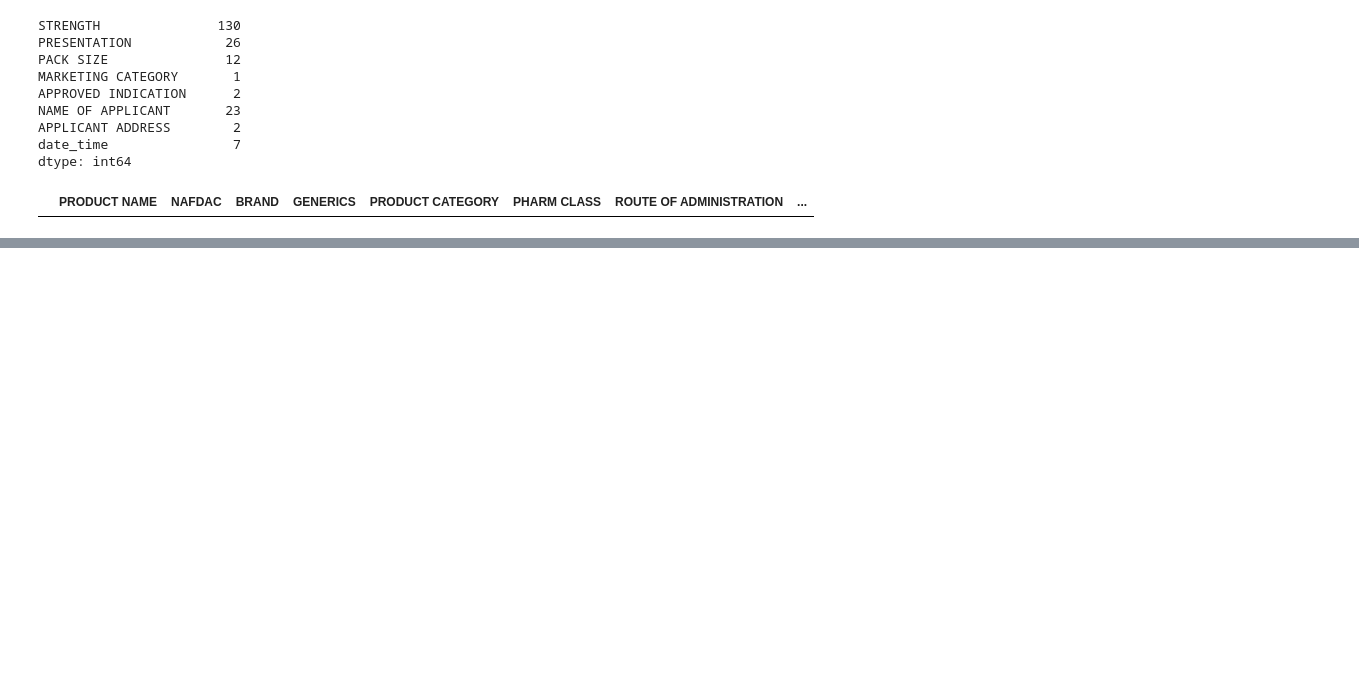
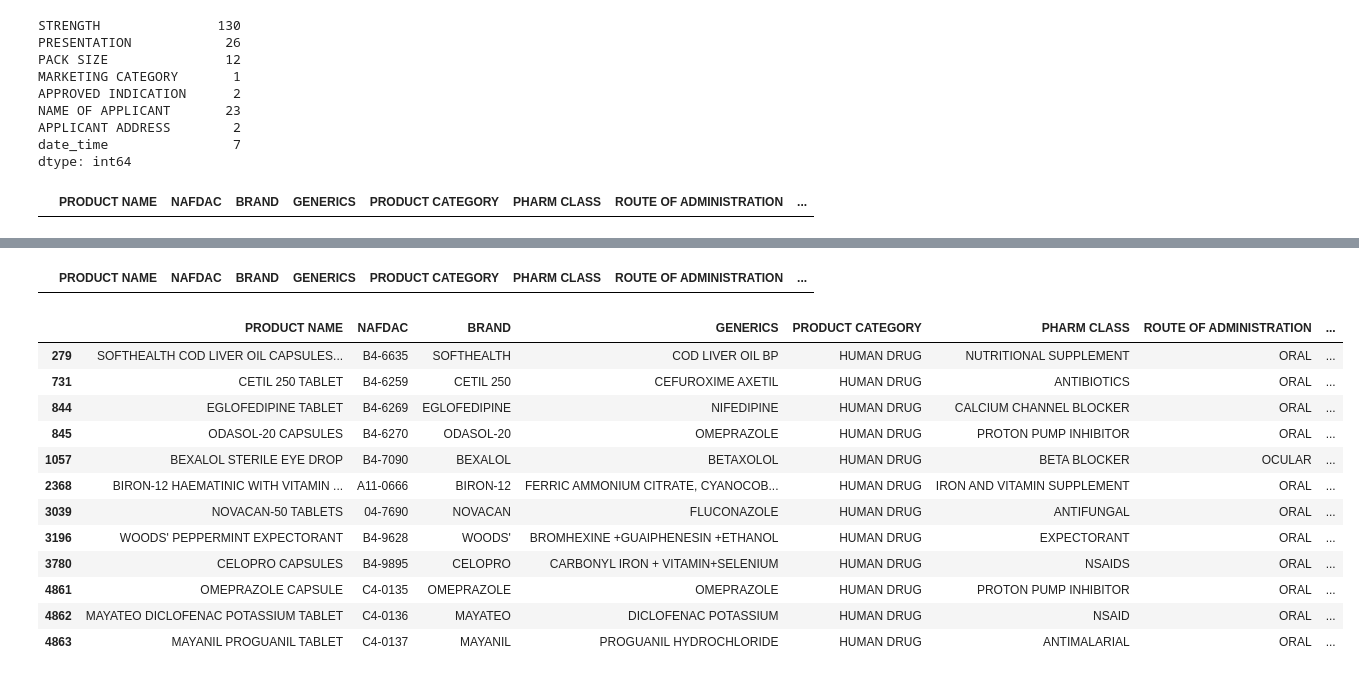
Before and after one commit to Morakinyo/nafdac-drug, a Jupyter notebook: complete-drug-v3.ipynb, the cells around one changed output, grey strips where cells are left out. Drawn from its saved outputs; the diff is of its cells as text; code cells hidden in the pictures; blank space fills up the shorter version.

```diff
--- a/complete-drug-v3.ipynb
+++ b/complete-drug-v3.ipynb
@@ -898,2 +975,4 @@ drug.loc[drug['MARKETING CATEGORY'] == 'TREATMENT OF PAIN AND FEVERISH CONDITION
+# %%
+drug.iloc[[5852,5853],13] = 'OVER THE COUNTER (OTC)'
 # %%
-drug.iloc[3188,14] = 'TREATMENT OF PAIN AND FEVERISH CONDITIONS'
+drug.iloc[3188,:]
@@ -925,0 +1013,24 @@ mc = pd.DataFrame(mc, columns=['Marketing Category'])
+# %%
+drug.loc[drug['APPROVED INDICATION'].isnull(), :]
+# %% [output]
+|  | PRODUCT NAME | NAFDAC | BRAND | GENERICS | PRODUCT CATEGORY | PHARM CLASS | ROUTE OF ADMINISTRATION | ... |
+# %%
+drug.iat[3579,14] = 'FOR ANXIOLYTIC, SEDATION'
+# %%
+drug.iat[4100,14] = 'FOR PAIN RELIEF'
+# %%
+ drug.loc[drug['PACK SIZE'].isnull(), :]
+# %% [output]
+|  | PRODUCT NAME | NAFDAC | BRAND | GENERICS | PRODUCT CATEGORY | PHARM CLASS | ROUTE OF ADMINISTRATION | ... |
+| 279 | SOFTHEALTH COD LIVER OIL CAPSULES... | B4-6635 | SOFTHEALTH | COD LIVER OIL BP | HUMAN DRUG | NUTRITIONAL SUPPLEMENT | ORAL | ... |
+| 731 | CETIL 250 TABLET | B4-6259 | CETIL 250 | CEFUROXIME AXETIL | HUMAN DRUG | ANTIBIOTICS | ORAL | ... |
+| 844 | EGLOFEDIPINE TABLET | B4-6269 | EGLOFEDIPINE | NIFEDIPINE | HUMAN DRUG | CALCIUM CHANNEL BLOCKER | ORAL | ... |
+| 845 | ODASOL-20 CAPSULES | B4-6270 | ODASOL-20 | OMEPRAZOLE | HUMAN DRUG | PROTON PUMP INHIBITOR | ORAL | ... |
+| 1057 | BEXALOL STERILE EYE DROP | B4-7090 | BEXALOL | BETAXOLOL | HUMAN DRUG | BETA BLOCKER | OCULAR | ... |
+| 2368 | BIRON-12 HAEMATINIC WITH VITAMIN ... | A11-0666 | BIRON-12 | FERRIC AMMONIUM CITRATE, CYANOCOB... | HUMAN DRUG | IRON AND VITAMIN SUPPLEMENT | ORAL | ... |
+| 3039 | NOVACAN-50 TABLETS | 04-7690 | NOVACAN | FLUCONAZOLE | HUMAN DRUG | ANTIFUNGAL | ORAL | ... |
+| 3196 | WOODS' PEPPERMINT EXPECTORANT | B4-9628 | WOODS' | BROMHEXINE +GUAIPHENESIN +ETHANOL | HUMAN DRUG | EXPECTORANT | ORAL | ... |
+| 3780 | CELOPRO CAPSULES | B4-9895 | CELOPRO | CARBONYL IRON + VITAMIN+SELENIUM | HUMAN DRUG | NSAIDS | ORAL | ... |
+| 4861 | OMEPRAZOLE CAPSULE | C4-0135 | OMEPRAZOLE | OMEPRAZOLE | HUMAN DRUG | PROTON PUMP INHIBITOR | ORAL | ... |
+| 4862 | MAYATEO DICLOFENAC POTASSIUM TABLET | C4-0136 | MAYATEO | DICLOFENAC POTASSIUM | HUMAN DRUG | NSAID | ORAL | ... |
+| 4863 | MAYANIL PROGUANIL TABLET | C4-0137 | MAYANIL | PROGUANIL HYDROCHLORIDE | HUMAN DRUG | ANTIMALARIAL | ORAL | ... |
```
Also changed, not shown: parts of 30 cells of this notebook, 26 other files.
